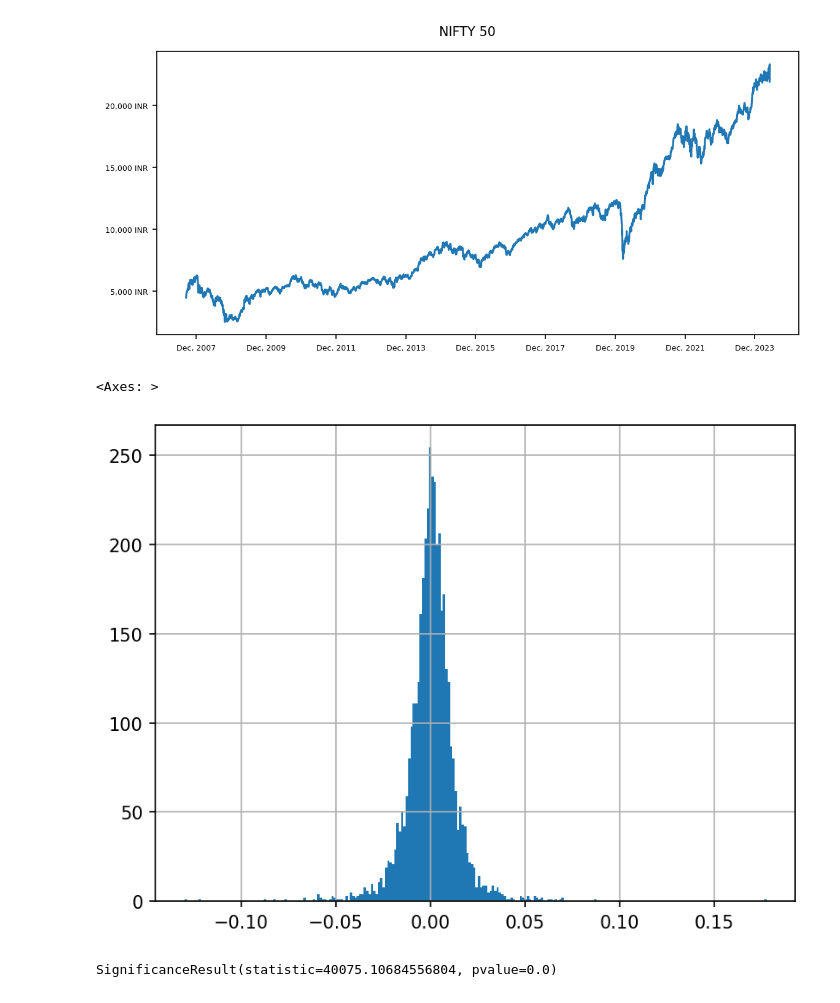
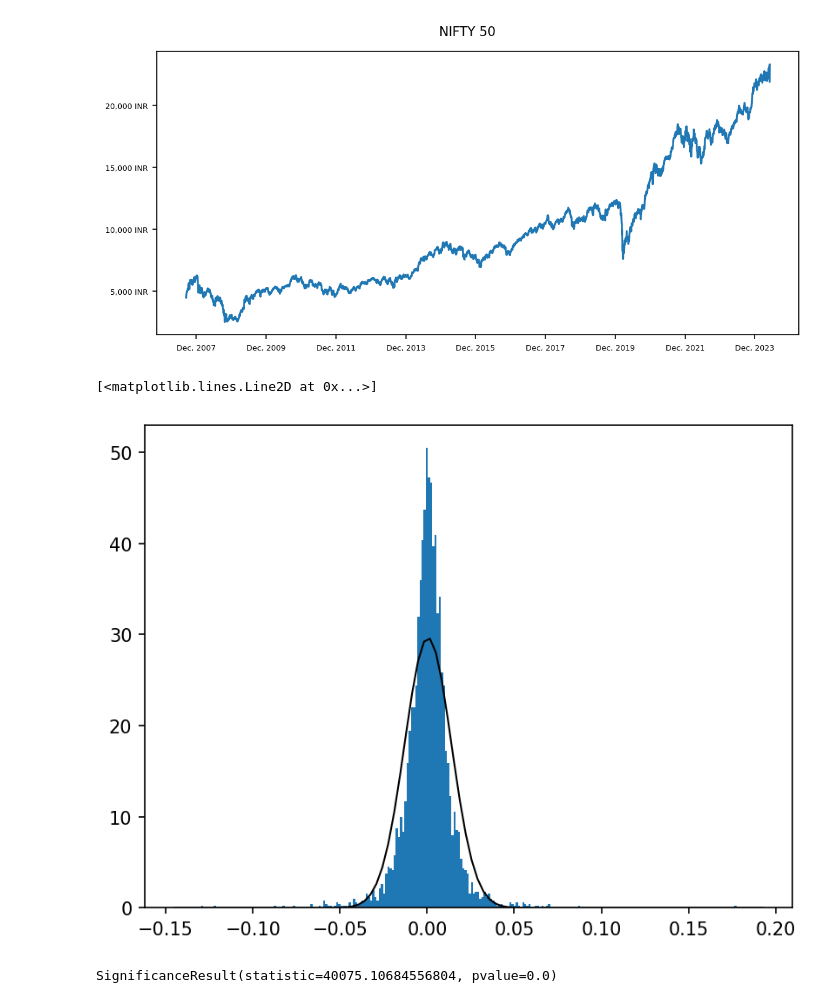
Before and after one commit to BhavyeMathur/bajaj-amc-nifty50-analysis, a Jupyter notebook: nifty-plot.ipynb, the cells around one changed output. Cells and saved outputs as stored; diff of their text form; code cells hidden in the pictures.

Commit message:
Added a normal distribution over NIFTY returns histogram

```diff
--- a/nifty-plot.ipynb
+++ b/nifty-plot.ipynb
@@ -38,10 +38,19 @@ plot.show(period=periods.max, interval=intervals.day)
 # %% [output]
 [figure]
 # %%
+import matplotlib.pyplot as plt
+from scipy.stats import norm
+
 data = NIFTY.history(period=periods.max, interval=intervals.day)["% Change"]
-data.hist(bins=250)
+data.dropna(inplace=True)
+data.hist(bins=250, density=True, grid=False)
+
+x = np.linspace(*plt.xlim(), 100)
+p = norm.pdf(x, *norm.fit(data))
+
+plt.plot(x, p, color="#000", linewidth=1)
 # %% [output]
-<Axes: >
+[<matplotlib.lines.Line2D at 0x...>]
-[figure, old version]
+[figure, new version]
 # %%
 from scipy.stats import jarque_bera
```
Also changed, not shown: parts of 1 cell of this notebook.
